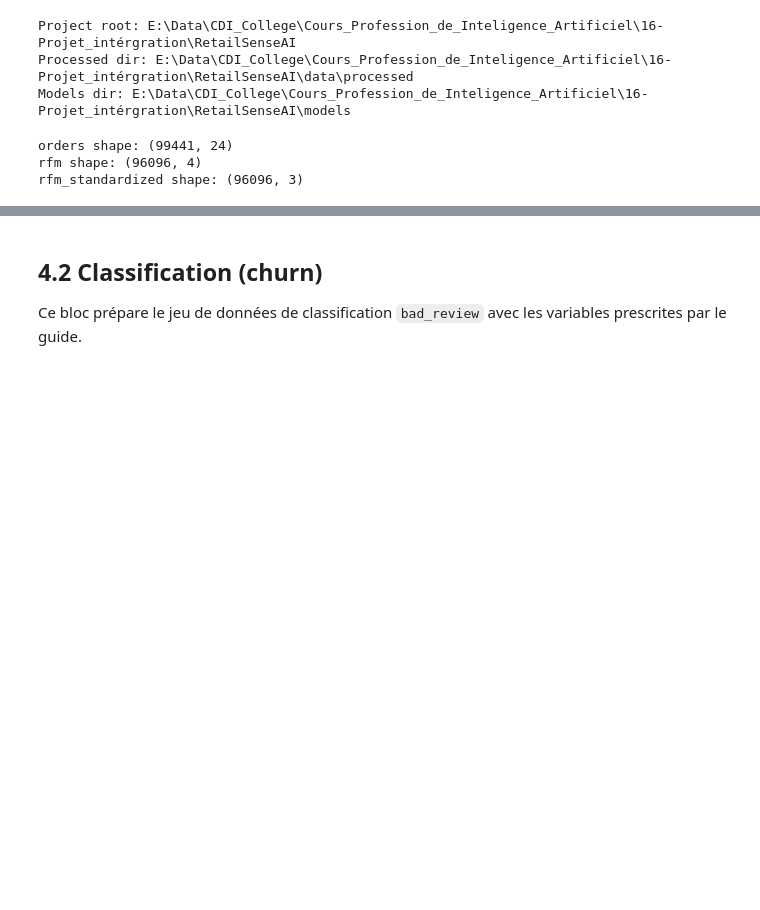
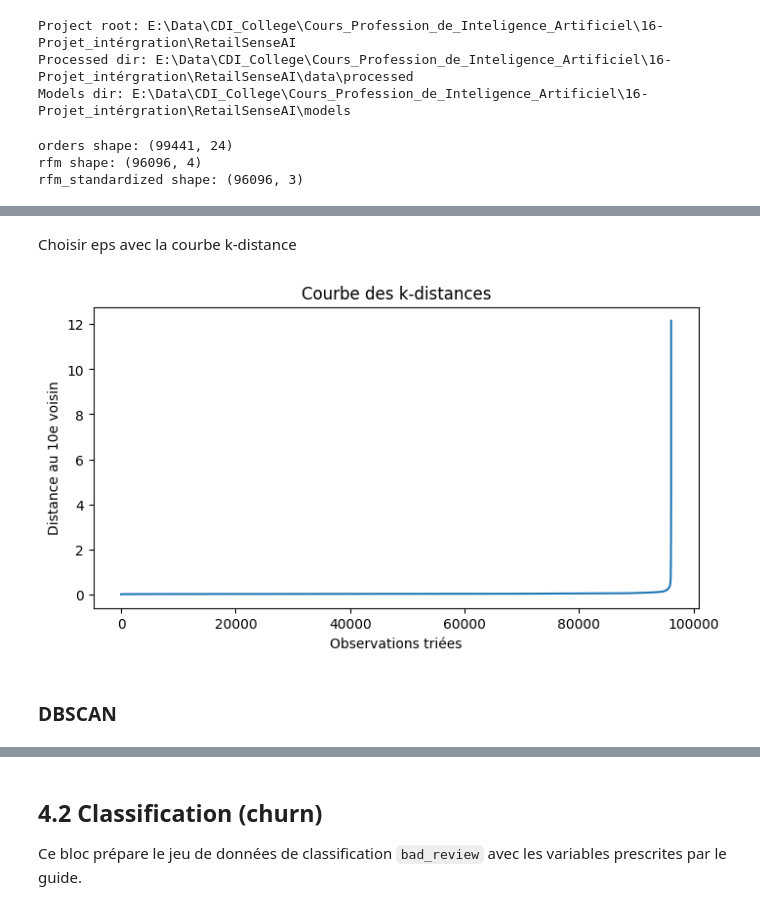
Before and after one commit to AlucardBL00D/PROJET-INTEGRATION-RetailSense_AI, a Jupyter notebook: notebooks/Phase_4_Machine_learning.ipynb, the cells around one changed output, grey strips where cells are left out. Drawn from its saved outputs; the diff is of its cells as text; code cells hidden in the pictures; blank space fills up the shorter version.

```diff
--- a/notebooks/Phase_4_Machine_learning.ipynb
+++ b/notebooks/Phase_4_Machine_learning.ipynb
@@ -126,0 +79,13 @@ Saved rfm_segments.csv and kmeans_rfm.joblib
+# %%
+# Préparation des données
+rfm_model = rfm[['recency', 'frequency', 'monetary']].copy()
+
+# Transformation logarithmique
+rfm_model['frequency'] = np.log1p(rfm_model['frequency'])
+rfm_model['monetary'] = np.log1p(rfm_model['monetary'])
+
+# Standardisation
+scaler = StandardScaler()
+X = scaler.fit_transform(rfm_model)
+
+print("Dimensions :", X.shape)
@@ -126,0 +229,23 @@ Saved rfm_segments.csv and kmeans_rfm.joblib
+# %% [markdown]
+Choisir eps avec la courbe k-distance
+# %%
+neighbors = NearestNeighbors(
+    n_neighbors=10
+)
+
+neighbors.fit(X)
+
+distances, indices = neighbors.kneighbors(X)
+
+distances = np.sort(distances[:,9])
+
+plt.figure(figsize=(8,4))
+plt.plot(distances)
+plt.title("Courbe des k-distances")
+plt.xlabel("Observations triées")
+plt.ylabel("Distance au 10e voisin")
+plt.show()
+# %% [output]
+[figure, added]
+# %% [markdown]
+### DBSCAN
```
Also changed, not shown: parts of 23 cells of this notebook, 2 other files.
